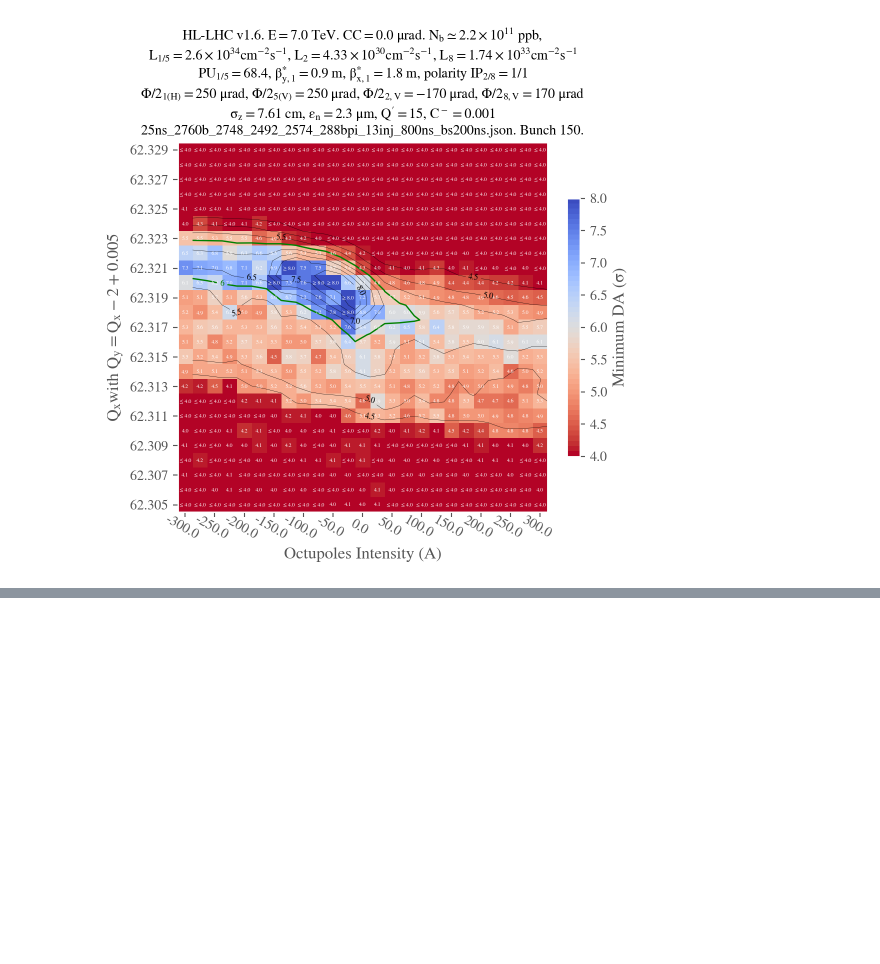
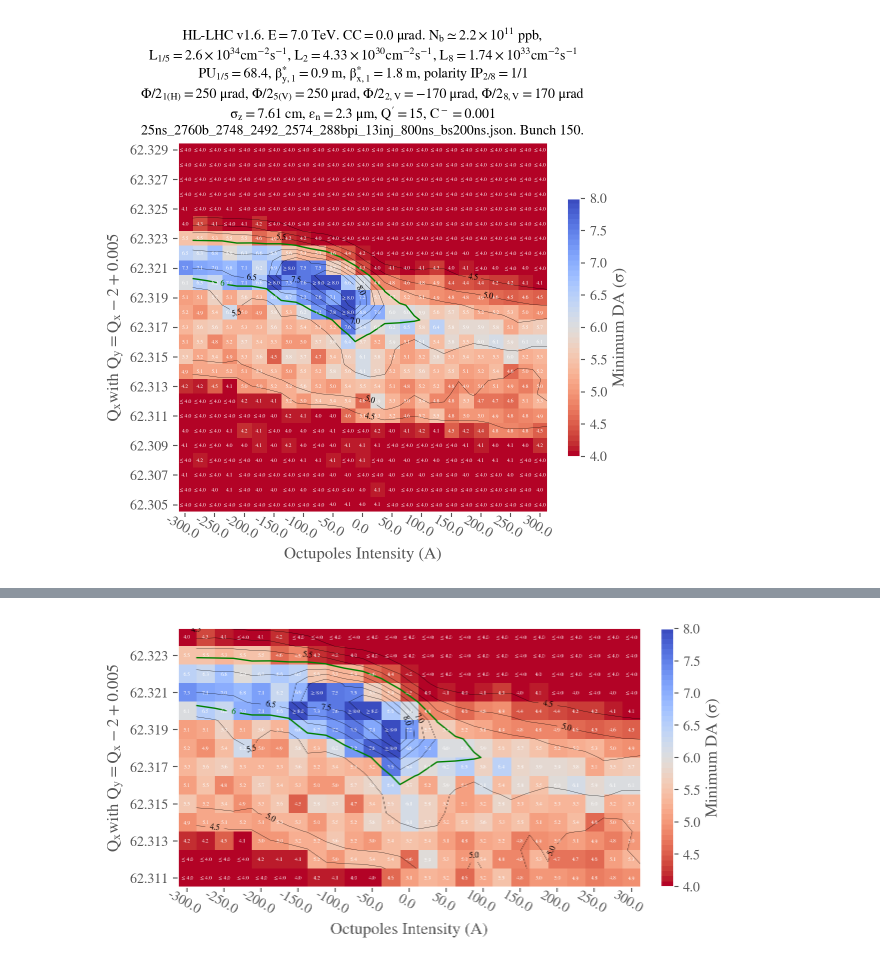
Before and after one commit to ColasDroin/DA_IPAC_2024, a Jupyter notebook: studies/analysis/analysis_oct_scan_end_of_collapse_flat.ipynb, the cells around one changed output, grey strips where cells are left out. Drawn from its saved outputs; the diff is of its cells as text; code cells hidden in the pictures; blank space fills up the shorter version.

```diff
--- a/studies/analysis/analysis_oct_scan_end_of_collapse_flat.ipynb
+++ b/studies/analysis/analysis_oct_scan_end_of_collapse_flat.ipynb
@@ -95,3 +95,8 @@ analysis_functions.plot_heatmap(
 )
 # %% [output]
 [figure]
+# %%
+# Filter to only keep octupoles between 312 and 324
+df_to_plot.index = df_to_plot.index.astype(float)
+df_to_plot = df_to_plot[(df_to_plot.index >= 62.311) & (df_to_plot.index <= 62.324)]
+df_to_plot
@@ -97,0 +121,28 @@ analysis_functions.plot_heatmap(
+# %%
+analysis_functions.plot_heatmap(
+    df_to_plot,
+    f'{STUDY_NAME}_{COLLIDER}_cropped',
+    link=None,
+    plot_contours=True,
+    conf_mad=conf_mad,
+    conf_collider=conf_collider,
+    type_crossing="flatvh",
+    betx=0.9,
+    bety=1.8,
+    symmetric=False,
+    mask_lower_triangle=False,
+    xlabel=xlabel,
+    ylabel=ylabel,
+    plot_diagonal_lines=False,
+    xaxis_ticks_on_top=False,
+    display_intensity=False,
+    green_contour=6.,
+    CC = True,
+    vmin=4.,
+    vmax=8.0,
+    extended_diagonal=False,
+    Nb=True,
+    title="",
+)
+# %% [output]
+[figure, added]
```
Also changed, not shown: parts of 1 cell of this notebook, 27 other files.
